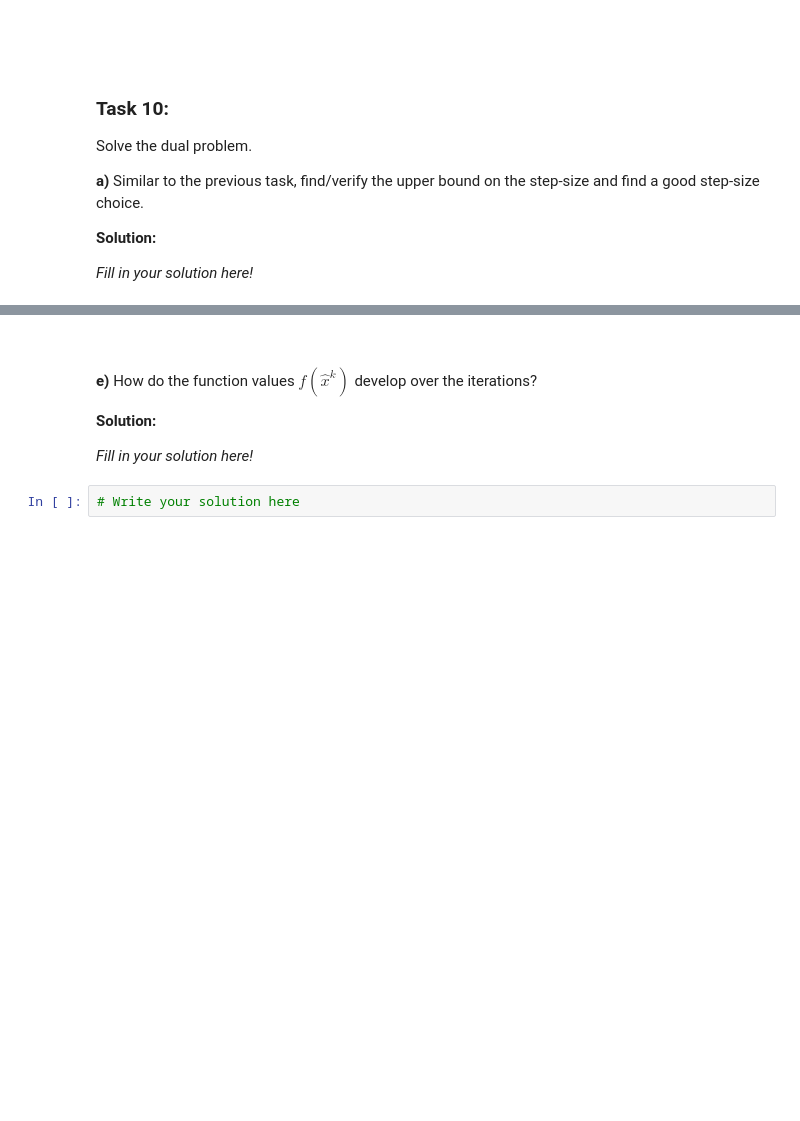
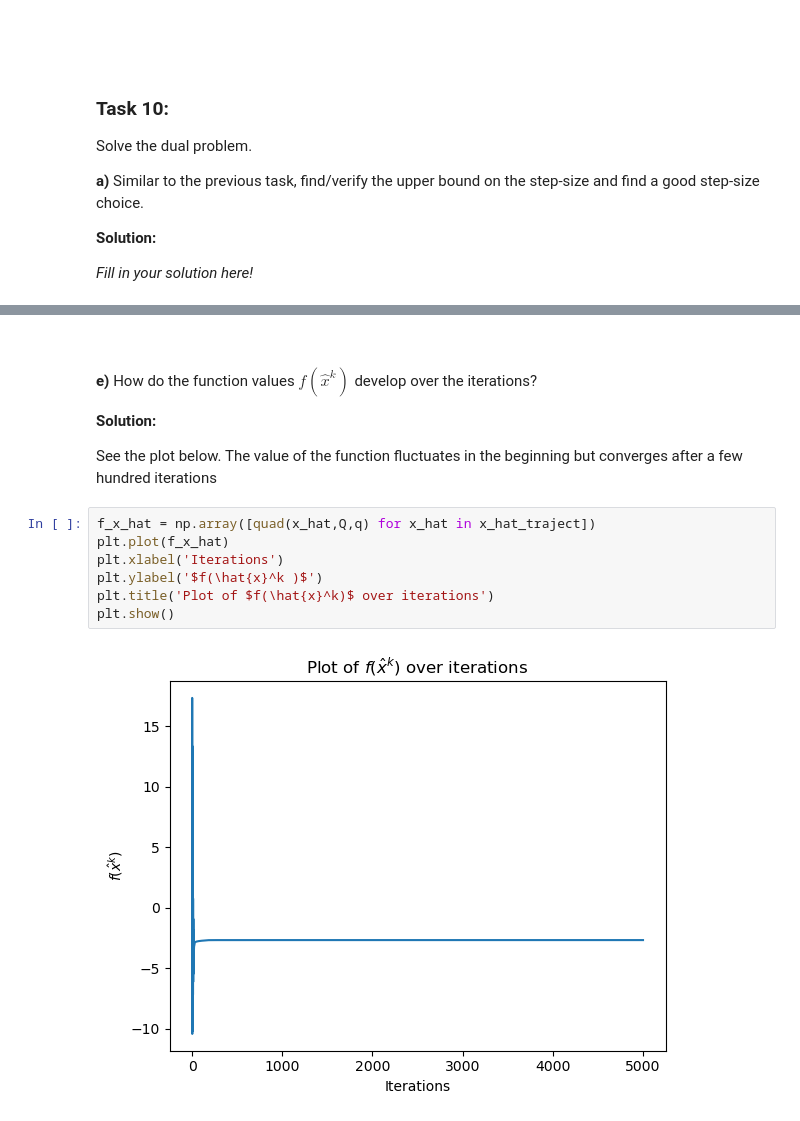
Before and after one commit to AliBakly/Optimization-For-Learning, a Jupyter notebook: Hand_Ins/Hand_In_1/handin1.ipynb, the cells around one changed output, grey strips where cells are left out. Cells and saved outputs as stored; diff of their text form; blank space fills up the shorter version.

```diff
--- a/Hand_Ins/Hand_In_1/handin1.ipynb
+++ b/Hand_Ins/Hand_In_1/handin1.ipynb
@@ -871,9 +946,16 @@ __e)__ How do the function values $f\left(\hat{x}^k\right)$ develop over the ite
 
 __Solution:__
 
-_Fill in your solution here!_
+See the plot below. The value of the function fluctuates in the beginning but converges after a few hundred iterations
-# %%
-# Write your solution here
+# %%
+f_x_hat = np.array([quad(x_hat,Q,q) for x_hat in x_hat_traject])
+plt.plot(f_x_hat)
+plt.xlabel('Iterations')
+plt.ylabel('$f(\hat{x}^k )$')
+plt.title('Plot of $f(\hat{x}^k)$ over iterations')
+plt.show()
+# %% [output]
+[figure, added]
 # %% [markdown]
 $\DeclareMathOperator{\prox}{prox}$
 $\newcommand{\R}{\mathbb{R}}$
```
Also changed, not shown: parts of 18 cells of this notebook.
